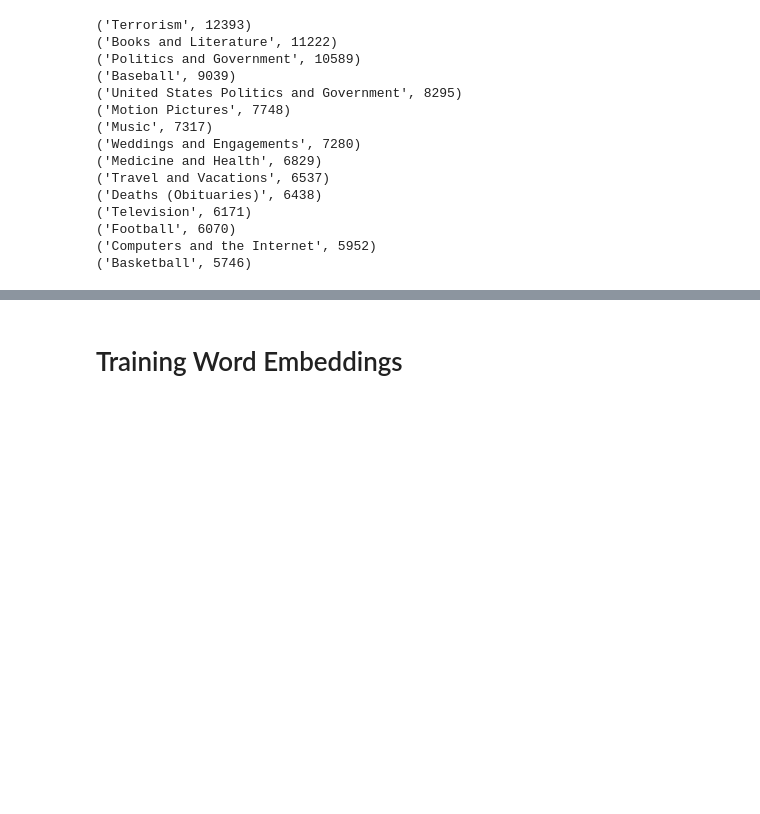
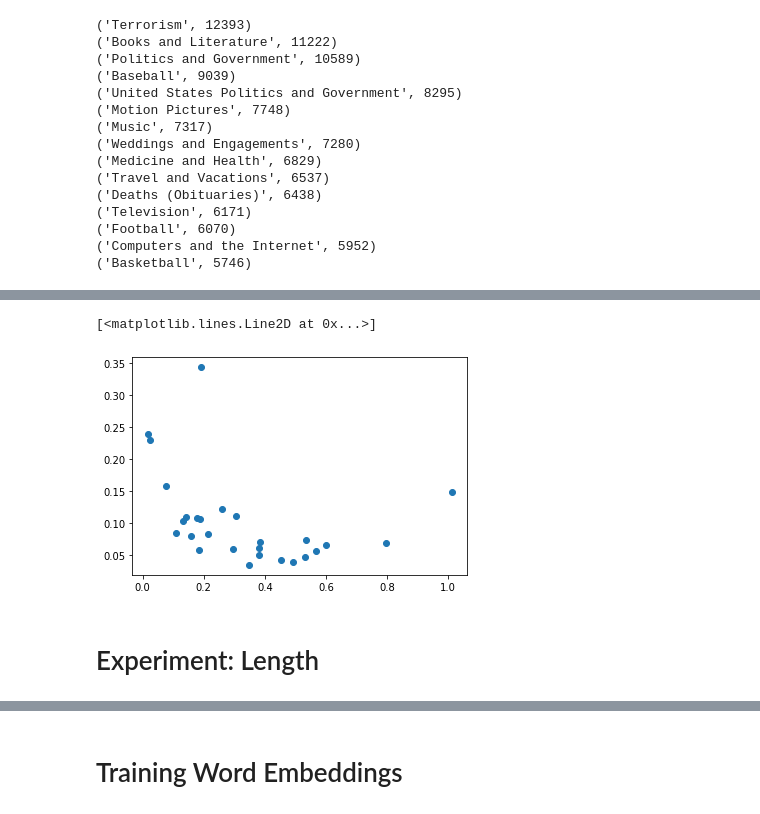
Before and after one commit to mjiang9/COS497, a Jupyter notebook: Thesis - Data, Word Embeddings, Summarization.ipynb, the cells around one changed output, grey strips where cells are left out. Saved outputs shown, nothing was run; the diff lists cells and outputs as text; code cells hidden in the pictures; blank space fills up the shorter version.

```diff
--- a/Thesis - Data, Word Embeddings, Summarization.ipynb
+++ b/Thesis - Data, Word Embeddings, Summarization.ipynb
@@ -271,0 +316,12 @@ sports = sample(sports, 7370)
+# %%
+def heshestats(m, w1, w2):
+    c1 = m.wv.vocab[w1].count #+ m.wv.vocab[w1_].count
+    c2 = m.wv.vocab[w2].count #+ m.wv.vocab[w2_].count
+    #print(c1, c2, c2/c1)
+    return c2/c1
+# %%
+ms = []
+for l in lists:
+    m = getw2v(sample(l, 2000))
+    heshestats(m, 'he', 'she')
+    ms.append(m)
@@ -271,0 +346,10 @@ sports = sample(sports, 7370)
+# %%
+heshes = []
+for m in ms:
+    heshes.append(heshestats(m, 'he', 'she'))
+# %%
+biases = []
+for m in ms:
+    b = bias(getg(m), m, m.wv.vocab, proflist)
+    print(b, heshestats(m, 'he', 'she'))
+    biases.append(b)
@@ -271,0 +374,7 @@ sports = sample(sports, 7370)
+# %%
+plt.plot(heshes, biases, "o")
+# %% [output]
+[<matplotlib.lines.Line2D at 0x...>]
+[figure, added]
+# %% [markdown]
+# Experiment: Length
```
Also changed, not shown: parts of 44 cells of this notebook.
